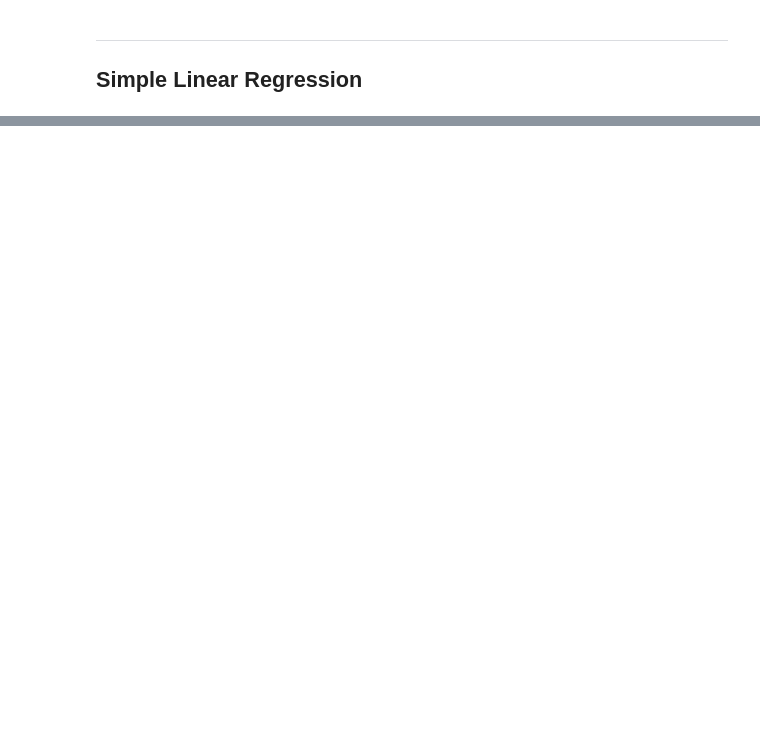
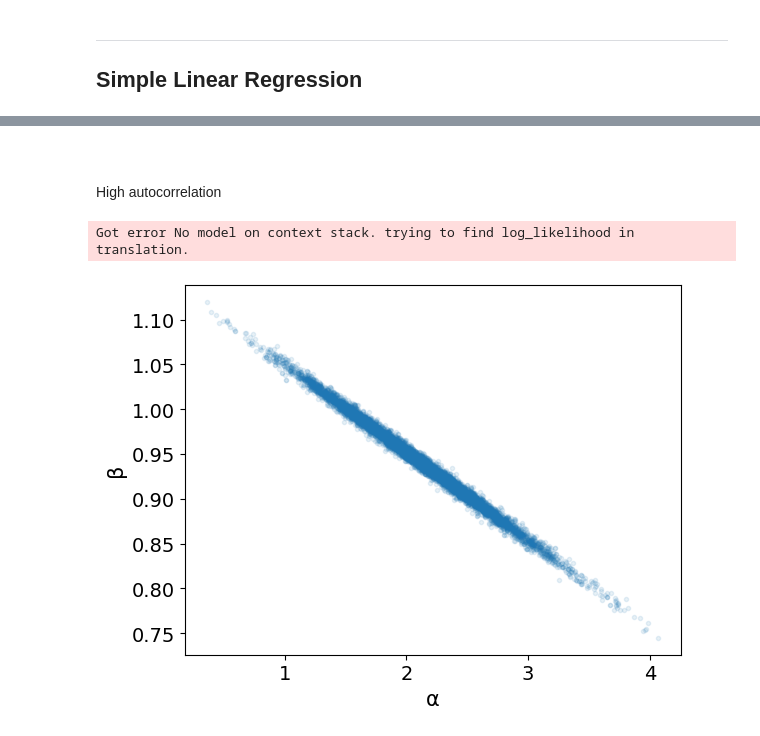
Before and after one commit to jwalluww/Bayesian_Inference, a Jupyter notebook: Bayesian_Analysis_Python/Chapter_3.ipynb, the cells around one changed output, grey strips where cells are left out. Saved outputs shown, nothing was run; the diff lists cells and outputs as text; code cells hidden in the pictures; blank space fills up the shorter version.

```diff
--- a/Bayesian_Analysis_Python/Chapter_3.ipynb
+++ b/Bayesian_Analysis_Python/Chapter_3.ipynb
@@ -67,0 +104,9 @@ array([[<AxesSubplot:title={'center':'α'}>,
+# %% [markdown]
+<br>
+# %% [markdown]
+High autocorrelation
+# %%
+az.plot_pair(trace_g, var_names=['α', 'β'], scatter_kwargs={'alpha': 0.1});
+# %% [output]
+Got error No model on context stack. trying to find log_likelihood in translation.
+[figure, added]
```
Also changed, not shown: parts of 41 cells of this notebook, 4 other files.
